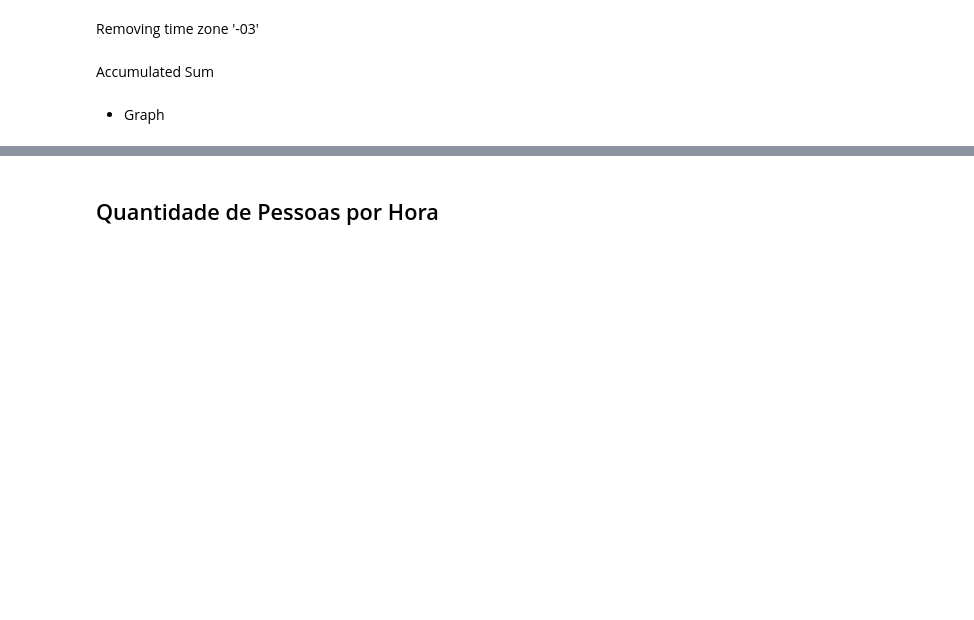
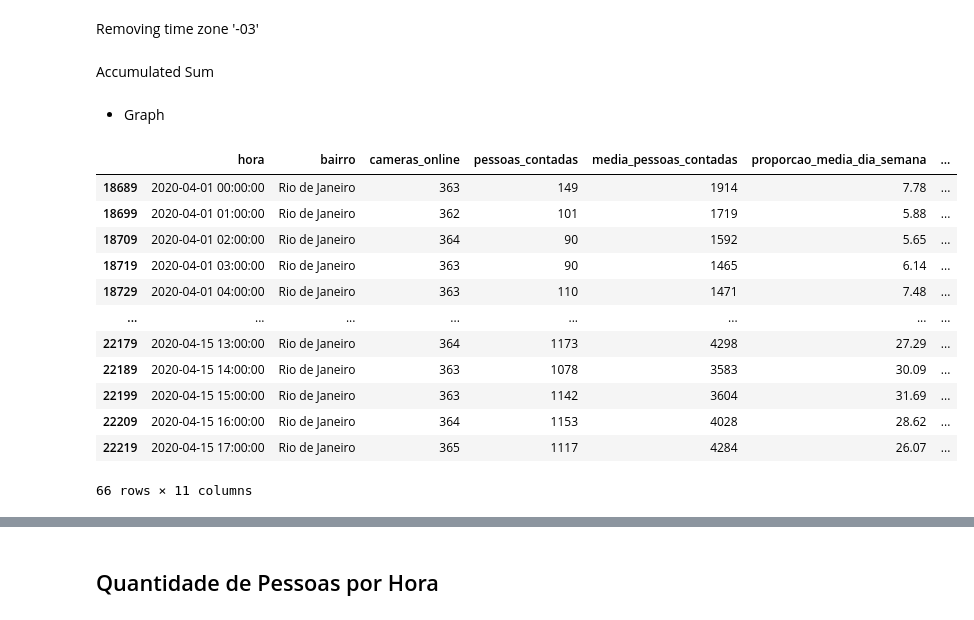
Before and after one commit to DanielDaCosta/dashboardapp-daily-report, a Jupyter notebook: wrangling_scripts/Data_Report.ipynb, the cells around one changed output, grey strips where cells are left out. Cells and saved outputs as stored; diff of their text form; code cells hidden in the pictures; blank space fills up the shorter version.

```diff
--- a/wrangling_scripts/Data_Report.ipynb
+++ b/wrangling_scripts/Data_Report.ipynb
@@ -218,5 +271,5 @@ now = datetime.now()
 # %%
-start_time = now - timedelta(days=14) # Last 2 day + today
+start_time = last_record - timedelta(days=14) # Last 2 day + today
 # %%
 start_time = start_time.strftime('%Y-%m-%d 00:00')
 # %%
@@ -239,16 +292,35 @@ week_now['day_legend'] = week_now.hora.apply(lambda x: str(x.strftime('%d/%m')))
 # %%
 week_now.rename(columns = {'day_legend': 'Dia'}, inplace = True)
 # %%
-last_week_day = now - timedelta(days=7) # Last 2 day + today
-last_last_week_day = now - timedelta(days=14) # Last 2 day + today
+last_week_day = last_record - timedelta(days=7) # Last 2 day + today
+last_last_week_day = last_record - timedelta(days=14) # Last 2 day + today
 # %%
 last_week_day = last_week_day.strftime('%Y-%m-%d')
 last_last_week_day = last_last_week_day.strftime('%Y-%m-%d')
-today_now = now.strftime('%Y-%m-%d')
+today_now = last_record.strftime('%Y-%m-%d')
+last_hour = last_record.strftime('%Y-%m-%d %H:00:00')
 # %%
 bairro_graph = 'Rio de Janeiro'
 # %%
-week_now_graph = week_now.loc[(week_now['bairro'] == bairro_graph) & (week_now['day'].isin([last_week_day, last_last_week_day, today_now]))]
+week_now_graph = week_now.loc[(week_now['bairro'] == bairro_graph)
+                              & (week_now['day'].isin([last_week_day, last_last_week_day, today_now]))
+                              & (week_now['hora'] < last_hour)]
+# %%
+week_now_graph
+# %% [output]
+|  | hora | bairro | cameras_online | pessoas_contadas | media_pessoas_contadas | proporcao_media_dia_semana | ... |
+| 18689 | 2020-04-01 00:00:00 | Rio de Janeiro | 363 | 149 | 1914 | 7.78 | ... |
+| 18699 | 2020-04-01 01:00:00 | Rio de Janeiro | 362 | 101 | 1719 | 5.88 | ... |
+| 18709 | 2020-04-01 02:00:00 | Rio de Janeiro | 364 | 90 | 1592 | 5.65 | ... |
+| 18719 | 2020-04-01 03:00:00 | Rio de Janeiro | 363 | 90 | 1465 | 6.14 | ... |
+| 18729 | 2020-04-01 04:00:00 | Rio de Janeiro | 363 | 110 | 1471 | 7.48 | ... |
+| ... | ... | ... | ... | ... | ... | ... | ... |
+| 22179 | 2020-04-15 13:00:00 | Rio de Janeiro | 364 | 1173 | 4298 | 27.29 | ... |
+| 22189 | 2020-04-15 14:00:00 | Rio de Janeiro | 363 | 1078 | 3583 | 30.09 | ... |
+| 22199 | 2020-04-15 15:00:00 | Rio de Janeiro | 363 | 1142 | 3604 | 31.69 | ... |
+| 22209 | 2020-04-15 16:00:00 | Rio de Janeiro | 364 | 1153 | 4028 | 28.62 | ... |
+| 22219 | 2020-04-15 17:00:00 | Rio de Janeiro | 365 | 1117 | 4284 | 26.07 | ... |
+66 rows × 11 columns
 # %%
 figure_3 = go.Figure()
 
```
Also changed, not shown: parts of 30 cells of this notebook, 6 other files.
